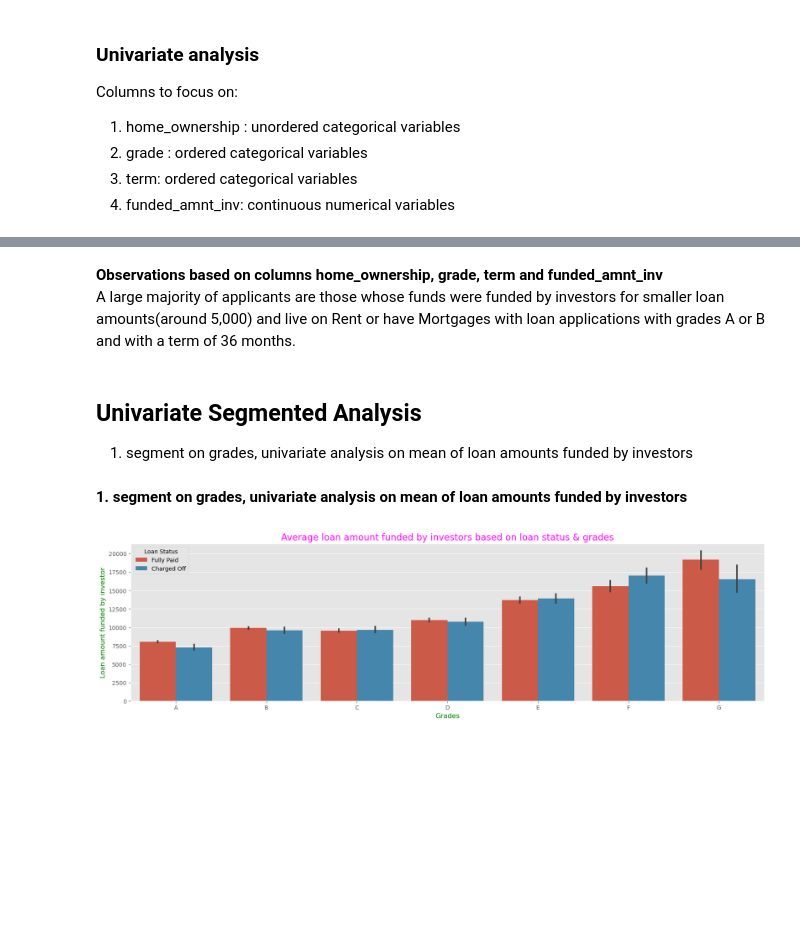
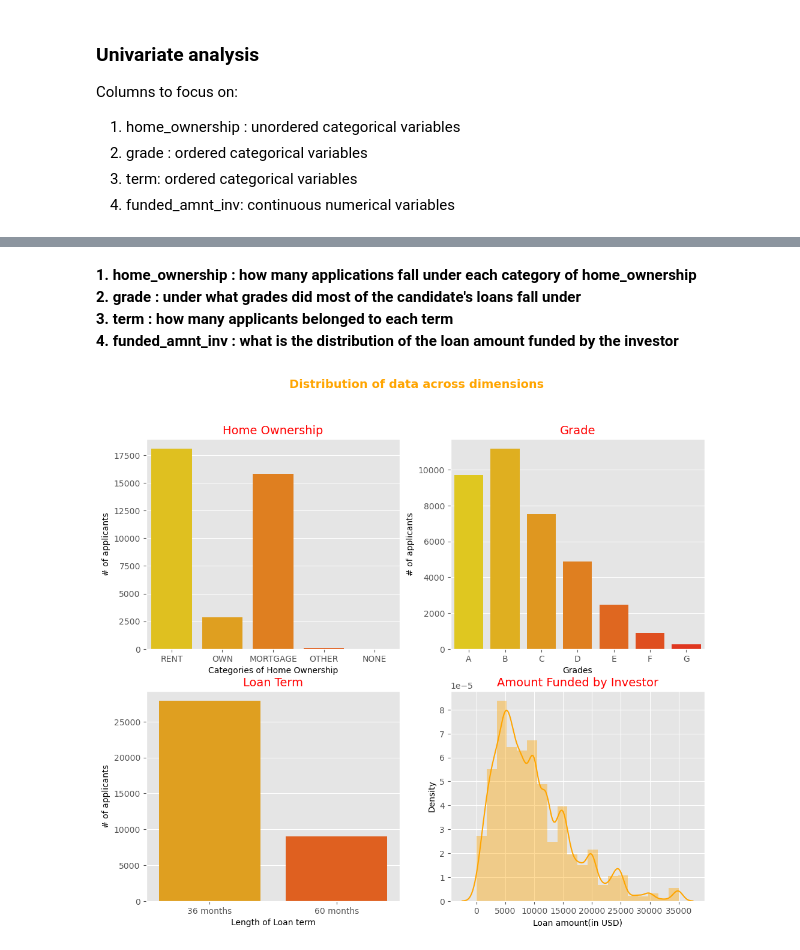
Before and after one commit to shagunp/Lending_CaseStudy, a Jupyter notebook: Andrea_Shagun.ipynb, the cells around one changed output, grey strips where cells are left out. Saved outputs shown, nothing was run; the diff lists cells and outputs as text; code cells hidden in the pictures; blank space fills up the shorter version.

Commit message:
data analysis-I

```diff
--- a/Andrea_Shagun.ipynb
+++ b/Andrea_Shagun.ipynb
@@ -80,9 +80,10 @@ Below columns contain customer behavior variables which are valid only after loa
 
 List of columns and their description : To-be-completed
 # %%
-inp0.drop(['delinq_2yrs','earliest_cr_line','inq_last_6mths','open_acc','pub_rec','revol_bal','revol_util','total_acc','out_prncp',
-          'out_prncp_inv','total_pymnt','total_pymnt_inv','total_rec_prncp','total_rec_int','total_rec_late_fee','recoveries',
-          'collection_recovery_fee', 'last_pymnt_d','last_pymnt_amnt','last_credit_pull_d','application_type'],
+inp0.drop(['delinq_2yrs','earliest_cr_line','inq_last_6mths','open_acc','pub_rec','pub_rec_bankruptcies','revol_bal',
+           'revol_util','total_acc','out_prncp','out_prncp_inv','total_pymnt','total_pymnt_inv','total_rec_prncp',
+           'total_rec_int','total_rec_late_fee','recoveries','collection_recovery_fee', 'last_pymnt_d','last_pymnt_amnt',
+           'last_credit_pull_d','application_type','policy_code'],
           axis=1, inplace=True)
 # %%
 inp0.shape
@@ -642,23 +569,36 @@ Majority of the loans funded by the investor is around 5000 implying that many a
-# %% [markdown]
-**Observations based on columns home_ownership, grade, term and funded_amnt_inv**<br>
-A large majority of applicants are those whose funds were funded by investors for smaller loan amounts(around 5,000) and
-live on Rent or have Mortgages with loan applications with grades A or B and with a term of 36 months.
-# %% [markdown]
-## Univariate Segmented Analysis<br>
-1. segment on grades, univariate analysis on mean of loan amounts funded by investors
-# %% [markdown]
-**1. segment on grades, univariate analysis on mean of loan amounts funded by investors**
-# %%
-plt.figure(figsize=(20,5))
-plt.title("Average loan amount funded by investors based on loan status & grades",fontdict={'fontsize':16,'fontweight':5,
-                                                                                 'color':'Magenta'})
-sns.barplot(data=inp4, x='grade',order=['A','B','C','D','E','F','G'],y='funded_amnt_inv',hue='loan_status',
-            estimator=np.mean)
-
-plt.ylabel("Loan amount funded by investor",fontdict={'fontsize':12,'fontweight':5,'color':'Green'})
-plt.xlabel("Grades",fontdict={'fontsize':12,'fontweight':5,'color':'Green'})
-plt.legend(title="Loan Status")
-
-plt.show()
-# %% [output]
-[figure, removed]
+# %% [markdown]
+**1. home_ownership : how many applications fall under each category of home_ownership**<br>
+**2. grade : under what grades did most of the candidate's loans fall under**<br>
+**3. term : how many applicants belonged to each term**<br>
+**4. funded_amnt_inv : what is the distribution of the loan amount funded by the investor**
+# %%
+#subplots for the univariate analysis
+plt.figure(figsize=(12,10))
+
+plt.subplot(2,2,1)
+plt.title('Home Ownership',fontdict={'fontsize':14,'fontweight':5,'color':'Red'})
+sns.countplot(data=inp4, x='home_ownership',palette='autumn_r')
+plt.xlabel("Categories of Home Ownership")
+plt.ylabel("# of applicants")
+
+plt.subplot(2,2,2)
+plt.title('Grade',fontdict={'fontsize':14,'fontweight':5,'color':'Red'})
+sns.countplot(data=inp4, x='grade',order=['A','B','C','D','E','F','G'], palette="autumn_r")
+plt.xlabel("Grades")
+plt.ylabel("# of applicants")
+
+plt.subplot(2,2,3)
+plt.title('Loan Term',fontdict={'fontsize':14,'fontweight':5,'color':'Red'})
+sns.countplot(data=inp4, x='term',order=['36 months','60 months'], palette="autumn_r")
+plt.xlabel("Length of Loan term")
+plt.ylabel("# of applicants")
+
+plt.subplot(2,2,4)
+plt.title('Amount Funded by Investor',fontdict={'fontsize':14,'fontweight':5,'color':'Red'})
+sns.distplot(inp4['funded_amnt_inv'],bins=20,color='orange')
+plt.xlabel("Loan amount(in USD)")
+
+plt.suptitle('Distribution of data across dimensions',fontsize=14,color='Orange',weight='bold')
+plt.show()
+# %% [output]
+[figure, added]
```
Also changed, not shown: parts of 52 cells of this notebook.
